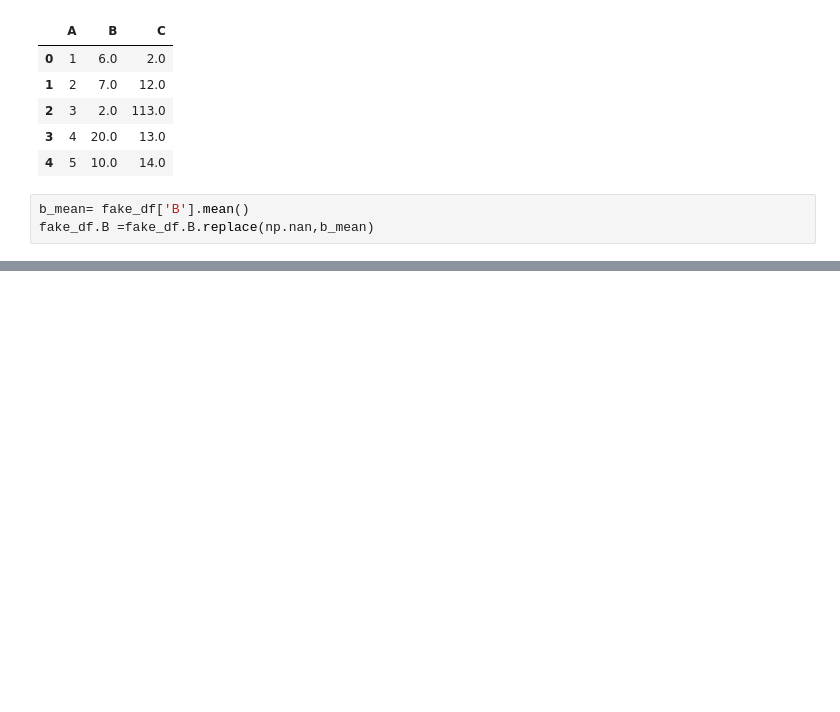
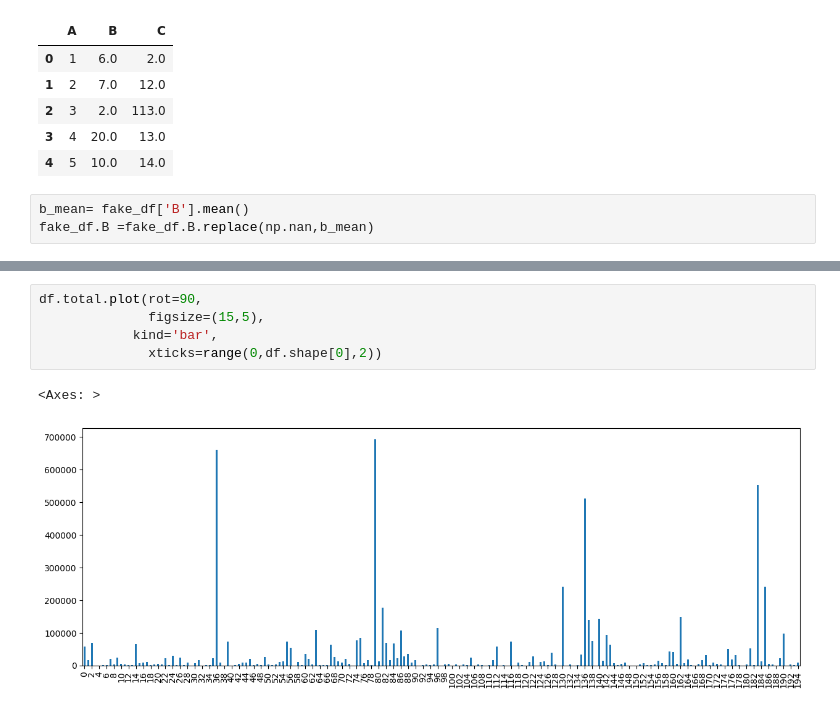
Before and after one commit to aayush7379/Python, a Jupyter notebook: data analysis/pandas.ipynb, the cells around one changed output, grey strips where cells are left out. Cells and saved outputs as stored; diff of their text form; blank space fills up the shorter version.

```diff
--- a/data analysis/pandas.ipynb
+++ b/data analysis/pandas.ipynb
@@ -324,0 +508,8 @@ fake_df.B =fake_df.B.replace(np.nan,b_mean)
+# %%
+df.total.plot(rot=90,
+              figsize=(15,5),
+            kind='bar',
+              xticks=range(0,df.shape[0],2))
+# %% [output]
+<Axes: >
+[figure, added]
```
Also changed, not shown: parts of 23 cells of this notebook, 1 other file.
